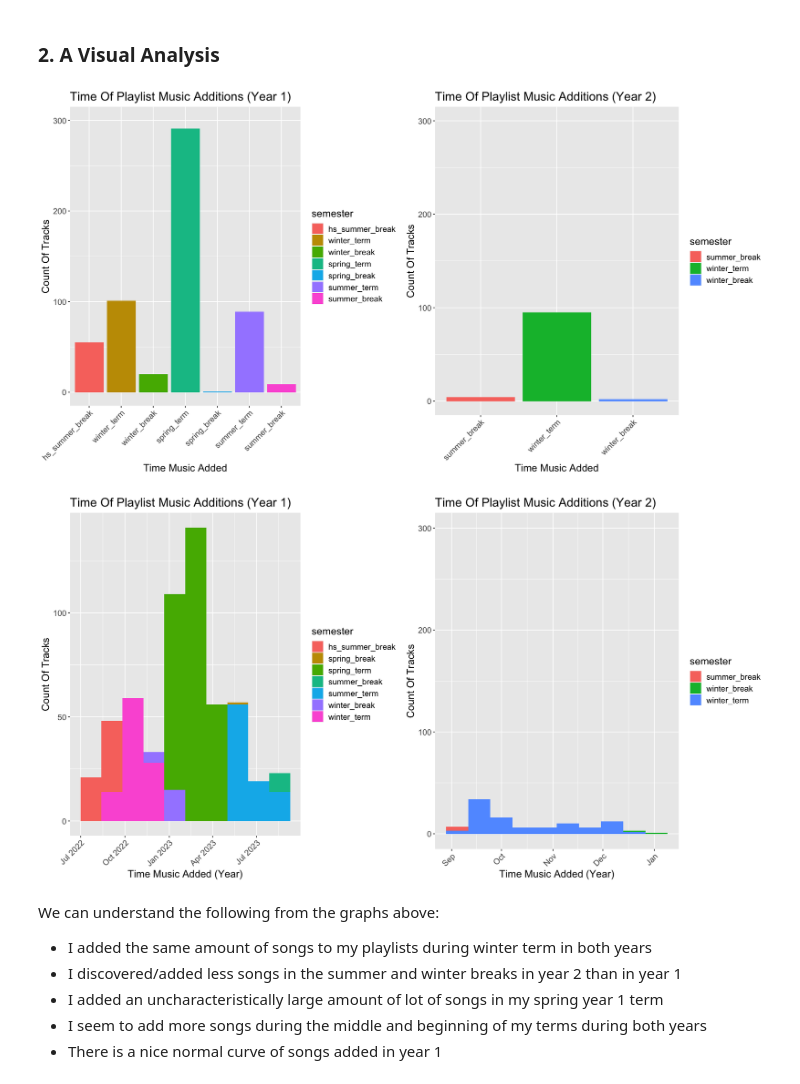
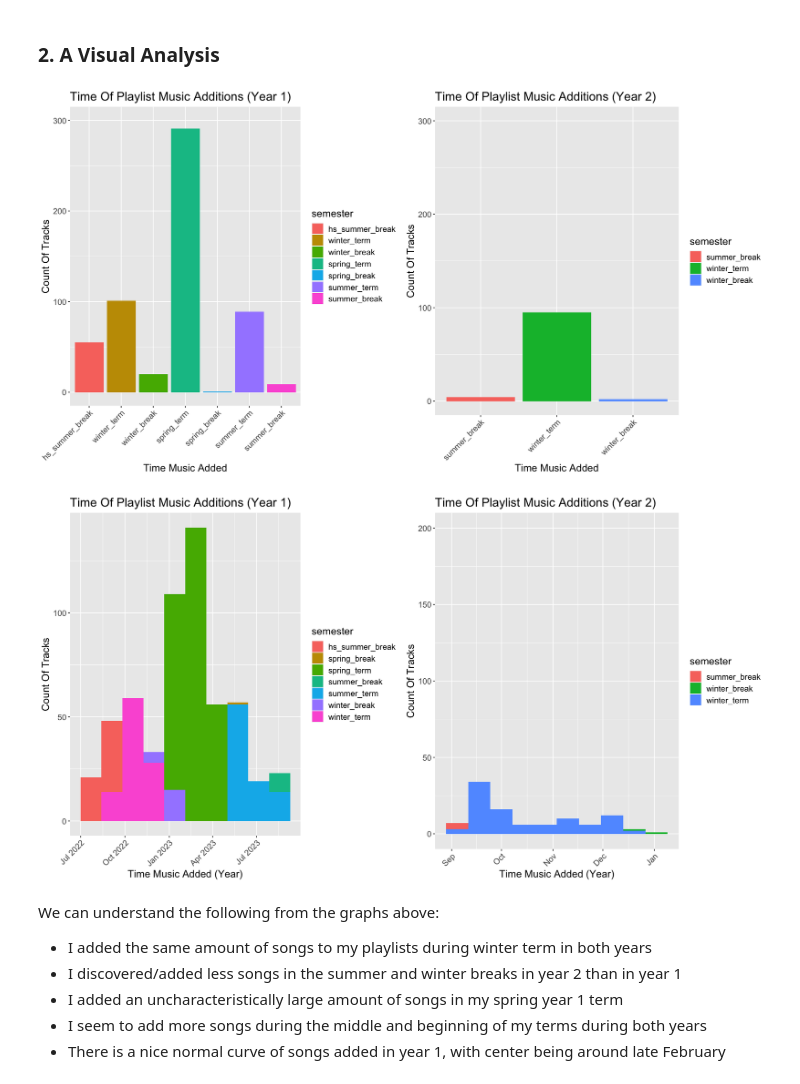
Before and after one commit to aadetritawara/spotify-analysis, a Jupyter notebook: Spotify_Analysis.ipynb, the cells around one changed output. Cells and saved outputs as stored; diff of their text form; code cells hidden in the pictures.

```diff
--- a/Spotify_Analysis.ipynb
+++ b/Spotify_Analysis.ipynb
@@ -222,40 +222,50 @@ options(repr.plot.width = 15, repr.plot.height = 8)
 y1_date_added_bar <- shortened_y1_playlist |>
                       mutate(semester = as_factor(semester)) |>
                       ggplot(aes(x = fct_reorder(semester, added_at), fill = semester)) +
                       geom_bar() +
                       labs(x = "Time Music Added", y = "Count Of Tracks") +
                       ggtitle("Time Of Playlist Music Additions (Year 1)") +
+                      theme(axis.text.x = element_text(hjust = 1, angle = 45)) +
+                      theme(text = element_text(size = 15)) +
+                      ylim(c(0, 300))
+
+y2_date_added_bar <- shortened_y2_playlist |>
+                      mutate(semester = as_factor(semester)) |>
+                      ggplot(aes(x = fct_reorder(semester, added_at), fill = semester)) +
+                      geom_bar() +
+                      labs(x = "Time Music Added", y = "Count Of Tracks") +
+                      ggtitle("Time Of Playlist Music Additions (Year 2)") +
                       theme(axis.text.x = element_text(hjust = 1, angle = 45)) +
                       theme(text = element_text(size = 15)) +
                       ylim(c(0, 300))
 
 y1_date_added_hist <- shortened_y1_playlist |>
                       ggplot(aes(x = added_at, fill = semester)) +
                       geom_histogram(bins = 10) +
                       labs(x = "Time Music Added (Year)", y = "Count Of Tracks") +
                       ggtitle("Time Of Playlist Music Additions (Year 1)") +
                       theme(axis.text.x = element_text(hjust = 1, angle = 45)) +
                       theme(text = element_text(size = 15))
 
 y2_date_added_hist <- shortened_y2_playlist |>
                       ggplot(aes(x = added_at, fill = semester)) +
                       geom_histogram(bins = 10) +
                       labs(x = "Time Music Added (Year)", y = "Count Of Tracks") +
                       ggtitle("Time Of Playlist Music Additions (Year 2)") +
                       theme(axis.text.x = element_text(hjust = 1, angle = 45)) +
                       theme(text = element_text(size = 15)) +
-                      ylim(c(0, 300))
+                      ylim(c(0, 200))
 
 
-plot_grid(y1_date_added_plot, y2_date_added_plot)
+plot_grid(y1_date_added_bar, y2_date_added_bar)
 plot_grid(y1_date_added_hist, y2_date_added_hist)
 # %% [output]
 [figure]
-[figure, old version]
+[figure, new version]
 # %% [markdown]
 We can understand the following from the graphs above:
 - I added the same amount of songs to my playlists during winter term in both years
 - I discovered/added less songs in the summer and winter breaks in year 2 than in year 1
-- I added an uncharacteristically large amount of lot of songs in my spring year 1 term
+- I added an uncharacteristically large amount of songs in my spring year 1 term
 - I seem to add more songs during the middle and beginning of my terms during both years
-- There is a nice normal curve of songs added in year 1
+- There is a nice normal curve of songs added in year 1, with center being around late February
```
Also changed, not shown: parts of 5 cells of this notebook.
